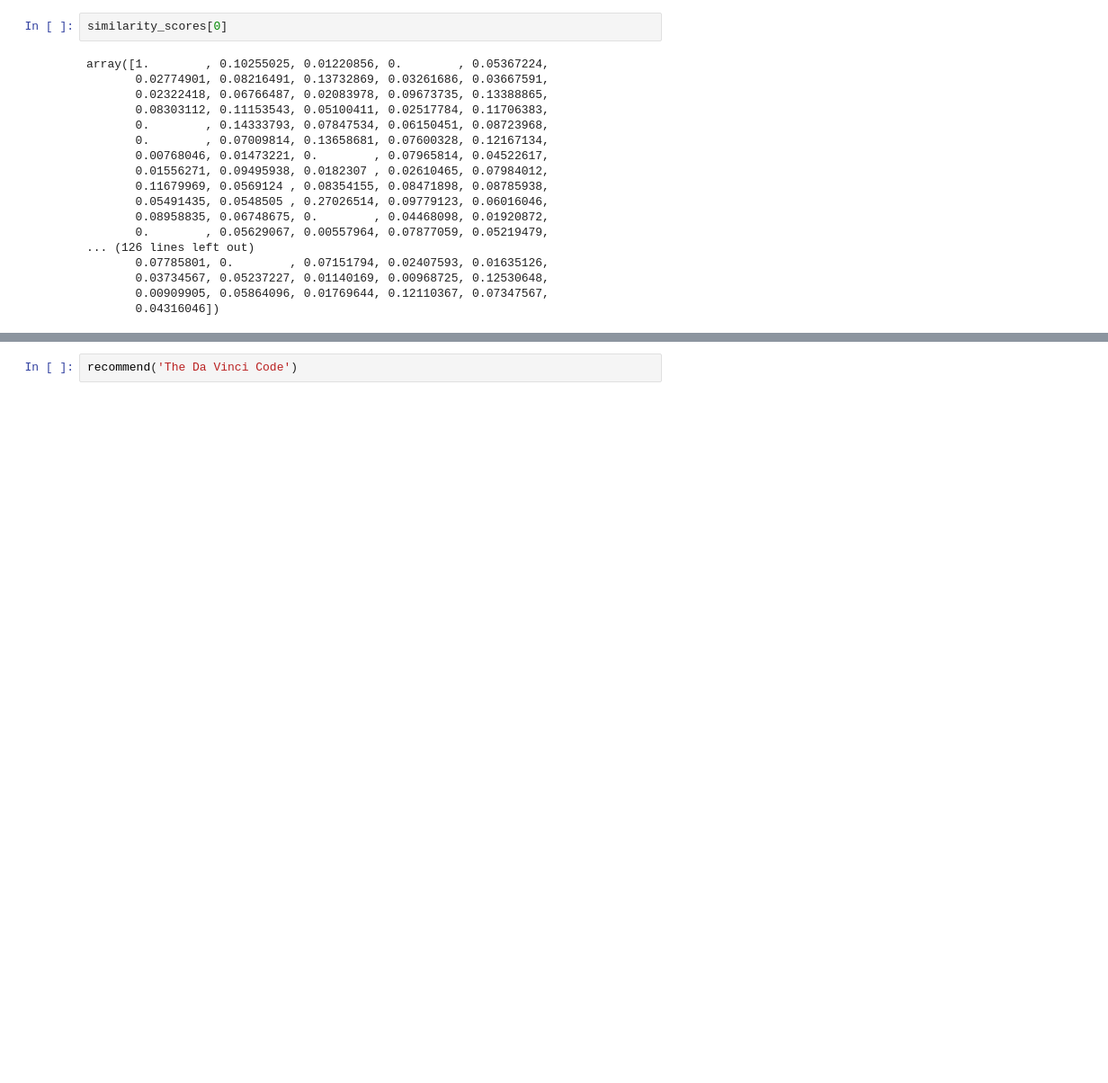
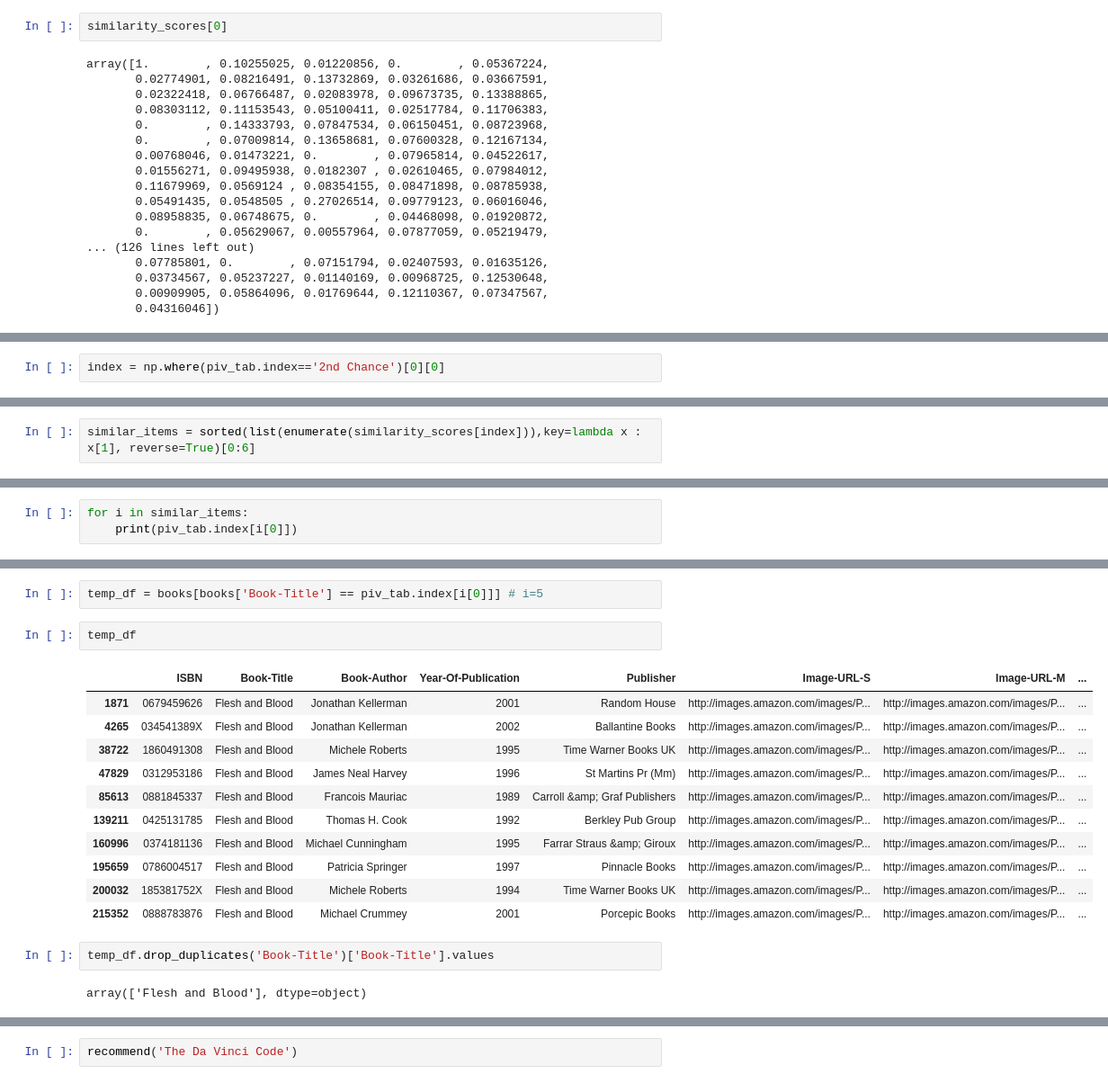
Before and after one commit to SAMANTA1401/book_recommender_system, a Jupyter notebook: notebook/book_recom_system.ipynb, the cells around one changed output, grey strips where cells are left out. Shown at 90% size. Cells and saved outputs as stored; diff of their text form; blank space fills up the shorter version.

```diff
--- a/notebook/book_recom_system.ipynb
+++ b/notebook/book_recom_system.ipynb
@@ -446,0 +483,2 @@ array([1.        , 0.10255025, 0.01220856, 0.        , 0.05367224,
+# %%
+index = np.where(piv_tab.index=='2nd Chance')[0][0]
@@ -446,0 +535,2 @@ array([1.        , 0.10255025, 0.01220856, 0.        , 0.05367224,
+# %%
+similar_items = sorted(list(enumerate(similarity_scores[index])),key=lambda x : x[1], reverse=True)[0:6]
@@ -446,0 +546,3 @@ array([1.        , 0.10255025, 0.01220856, 0.        , 0.05367224,
+# %%
+for i in similar_items:
+    print(piv_tab.index[i[0]])
@@ -447,3 +565,23 @@ array([1.        , 0.10255025, 0.01220856, 0.        , 0.05367224,
+# %%
+temp_df = books[books['Book-Title'] == piv_tab.index[i[0]]] # i=5
+# %%
+temp_df
+# %% [output]
+|  | ISBN | Book-Title | Book-Author | Year-Of-Publication | Publisher | Image-URL-S | Image-URL-M | ... |
+| 1871 | 0679459626 | Flesh and Blood | Jonathan Kellerman | 2001 | Random House | http://images.amazon.com/images/P... | http://images.amazon.com/images/P... | ... |
+| 4265 | 034541389X | Flesh and Blood | Jonathan Kellerman | 2002 | Ballantine Books | http://images.amazon.com/images/P... | http://images.amazon.com/images/P... | ... |
+| 38722 | 1860491308 | Flesh and Blood | Michele Roberts | 1995 | Time Warner Books UK | http://images.amazon.com/images/P... | http://images.amazon.com/images/P... | ... |
+| 47829 | 0312953186 | Flesh and Blood | James Neal Harvey | 1996 | St Martins Pr (Mm) | http://images.amazon.com/images/P... | http://images.amazon.com/images/P... | ... |
+| 85613 | 0881845337 | Flesh and Blood | Francois Mauriac | 1989 | Carroll &amp; Graf Publishers | http://images.amazon.com/images/P... | http://images.amazon.com/images/P... | ... |
+| 139211 | 0425131785 | Flesh and Blood | Thomas H. Cook | 1992 | Berkley Pub Group | http://images.amazon.com/images/P... | http://images.amazon.com/images/P... | ... |
+| 160996 | 0374181136 | Flesh and Blood | Michael Cunningham | 1995 | Farrar Straus &amp; Giroux | http://images.amazon.com/images/P... | http://images.amazon.com/images/P... | ... |
+| 195659 | 0786004517 | Flesh and Blood | Patricia Springer | 1997 | Pinnacle Books | http://images.amazon.com/images/P... | http://images.amazon.com/images/P... | ... |
+| 200032 | 185381752X | Flesh and Blood | Michele Roberts | 1994 | Time Warner Books UK | http://images.amazon.com/images/P... | http://images.amazon.com/images/P... | ... |
+| 215352 | 0888783876 | Flesh and Blood | Michael Crummey | 2001 | Porcepic Books | http://images.amazon.com/images/P... | http://images.amazon.com/images/P... | ... |
+# %%
+temp_df.drop_duplicates('Book-Title')['Book-Title'].values
+# %% [output]
+array(['Flesh and Blood'], dtype=object)
 # %%
 #to find the index position of book by name
 def recommend(book_name):
```
Also changed, not shown: parts of 23 cells of this notebook, 3 other files.
